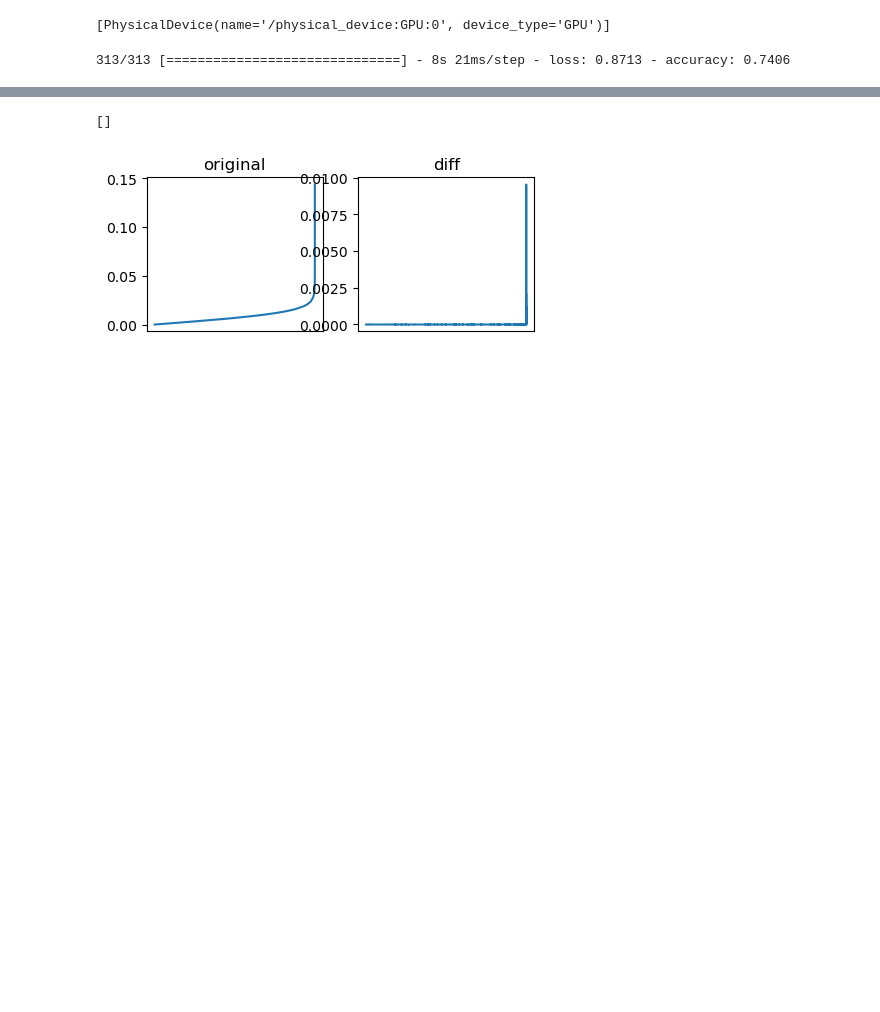
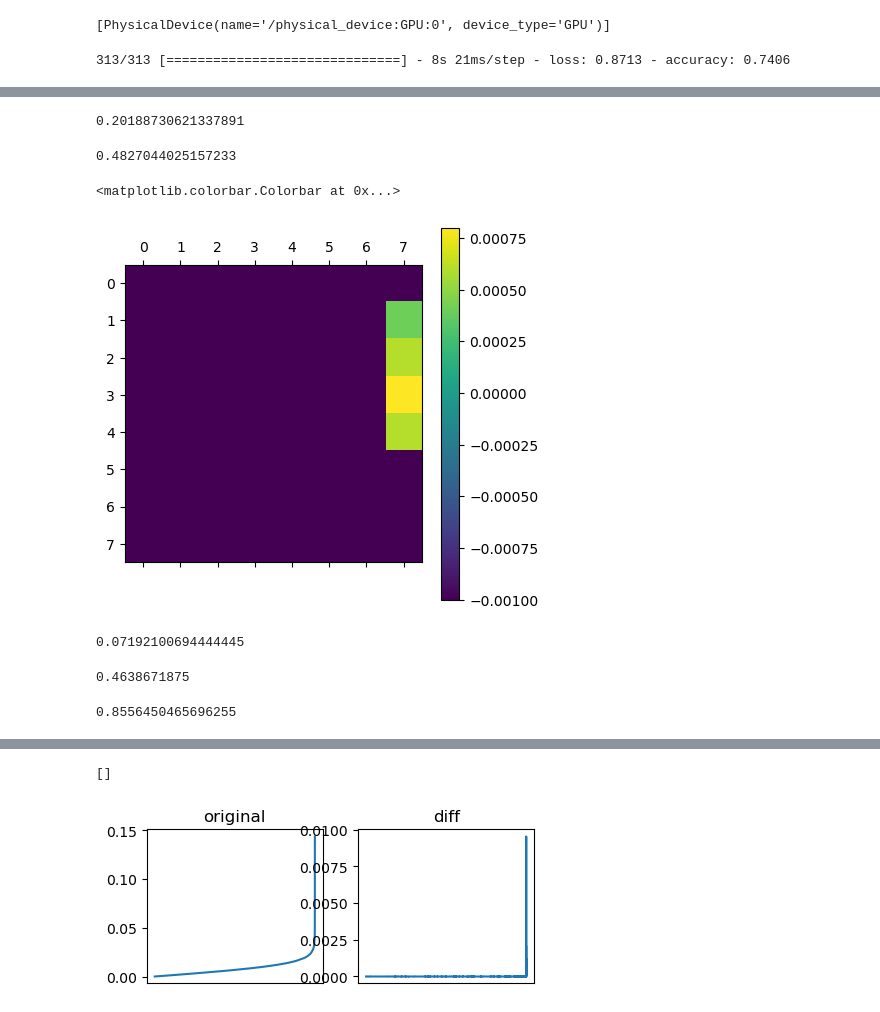
Before and after one commit to michaelpoluektov/tf-hybrid-pruning, a Jupyter notebook: cifar/Test.ipynb, the cells around one changed output, grey strips where cells are left out. Cells and saved outputs as stored; diff of their text form; code cells hidden in the pictures; blank space fills up the shorter version.

Commit message:
working Tucker + sparsity: 20% computations, 15% storage

```diff
--- a/cifar/Test.ipynb
+++ b/cifar/Test.ipynb
@@ -97,0 +109,39 @@ core.shape=(1, 1, 4, 2048), o.shape=(512, 4)
+# %%
+bias3 = [i for i in biasl if base_model.layers[i].kernel.shape[0] == 3]
+factors = utils.get_weights(bias3, base_model) * 0.05
+# because they all the same
+factor = factors[0]
+arrs = []
+pbar = tqdm(total=len(bias3))
+for idx in bias3:
+    l = base_model.layers[idx]
+    c = l.kernel.shape[-1]
+    default_b, default_w = l.bias.numpy(), l.kernel.numpy()
+    props = [0] + [2**i for i in range(int(np.log2(c)))] + [3*c//4]
+    spars = [0] + [0.1 * 2**i for i in range(9)]
+    acc_arr = np.zeros((len(props), len(spars)))
+    t_ops = np.zeros((len(props), len(spars)))
+    s_ops = np.zeros((len(props), len(spars)))
+    for i, t_cur in enumerate(props):
+        if t_cur != 0:
+            rank = [t_cur, t_cur]
+            (core, factors), _ = partial_tucker(
+                default_w, modes=[2, 3], rank=rank, init="svd"
+            )
+            new_w = tl.tenalg.multi_mode_dot(core, factors, modes=[2, 3])
+        else:
+            new_w = np.zeros(default_w.shape)
+        for j, s in enumerate(spars):
+            s_w = new_w[:]
+            t = np.percentile(abs(s_w-default_w), 100-s)
+            mask = abs(s_w-default_w) > t
+            s_w[mask] = default_w[mask]
+            l.set_weights([s_w, default_b])
+            _, acc = model.evaluate(test_ds, verbose=0)
+            acc_arr[i,j] = acc
+            s_ops[i,j] = get_weight(l) * s/100
+            t_ops[i,j] = get_decomp_weight(l, rank) if t_cur != 0 else 0
+    arrs.append((acc_arr, t_ops, s_ops))
+    np.savez(f"layers/layer{idx}", acc_arr, t_ops, s_ops)
+    l.set_weights([default_w, default_b])
+    pbar.update(1)
@@ -97,0 +155,36 @@ core.shape=(1, 1, 4, 2048), o.shape=(512, 4)
+# %%
+np.mean(mins)
+# %% [output]
+0.20188730621337891
+# %%
+x1 = []
+x3 = []
+for i in biasl:
+    k = base_model.layers[i].kernel.shape
+    if k[0] == 1:
+        x1.append(np.prod(k))
+    elif k[0] == 3:
+        x3.append(np.prod(k))
+np.sum(x3) / np.sum(x1 + x3)
+# %% [output]
+0.4827044025157233
+# %%
+m = arrs[-2][0][1:-2,0:-2] - base_accuracy
+m[m < 0] = -0.001
+plt.matshow(m)
+plt.colorbar()
+# %% [output]
+<matplotlib.colorbar.Colorbar at 0x...>
+[figure, added]
+# %%
+(512*16+3*3*16*16+512*16+(512*512*3*3)*0.064)/(512*512*3*3)
+# %% [output]
+0.07192100694444445
+# %%
+np.mean(default3)/100
+# %% [output]
+0.4638671875
+# %%
+1 - sum(np.prod(base_model.layers[i].kernel.shape) * j for i,j in zip(bias3, np.array(mins))) / sum(np.prod(base_model.layers[i].kernel.shape) for i in bias3)
+# %% [output]
+0.8556450465696255
```
Also changed, not shown: parts of 18 cells of this notebook, 17 other files.
